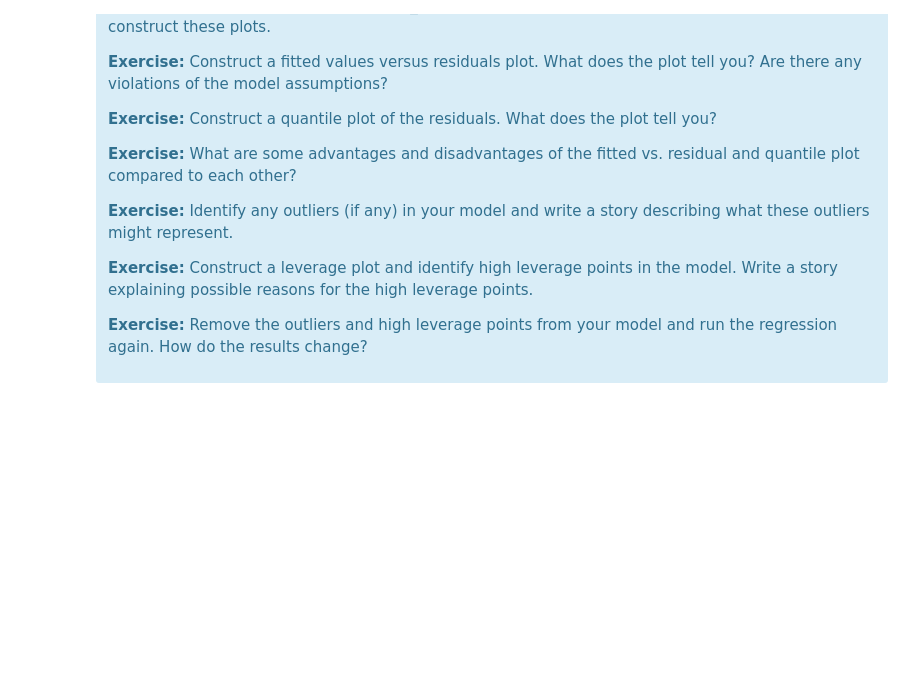
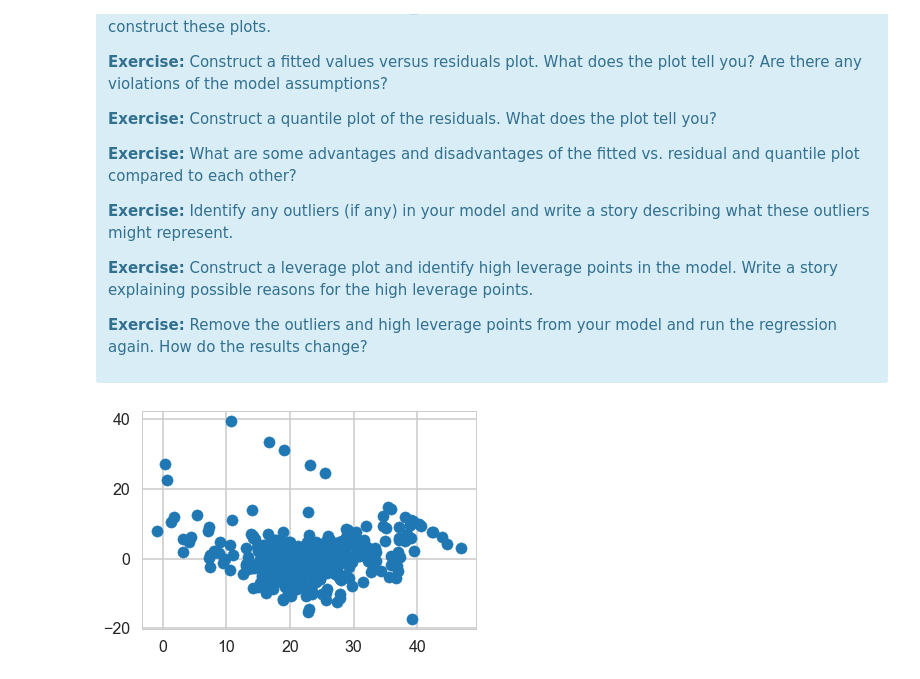
Before and after one commit to iamgauravg/tutorial_repository, a Jupyter notebook: 10_1_5_1537998998_linear_regression/linear_regression/10_1_5_Mini_Project_Linear_Regression_ver1.ipynb, the cells around one changed output. Drawn from its saved outputs; the diff is of its cells as text; code cells hidden in the pictures; blank space fills up the shorter version.

```diff
--- a/10_1_5_1537998998_linear_regression/linear_regression/10_1_5_Mini_Project_Linear_Regression_ver1.ipynb
+++ b/10_1_5_1537998998_linear_regression/linear_regression/10_1_5_Mini_Project_Linear_Regression_ver1.ipynb
@@ -983,0 +1036,10 @@ There are some other issues that are important investigate with linear regressio
+# %%
+# Your turn.
+
+residuals_CRP = bos.PRICE - model_CRP.fittedvalues
+
+
+plt.scatter(model_CRP.fittedvalues, residuals_CRP )
+plt.show()
+# %% [output]
+[figure, added]
```
Also changed, not shown: parts of 3 cells of this notebook.
